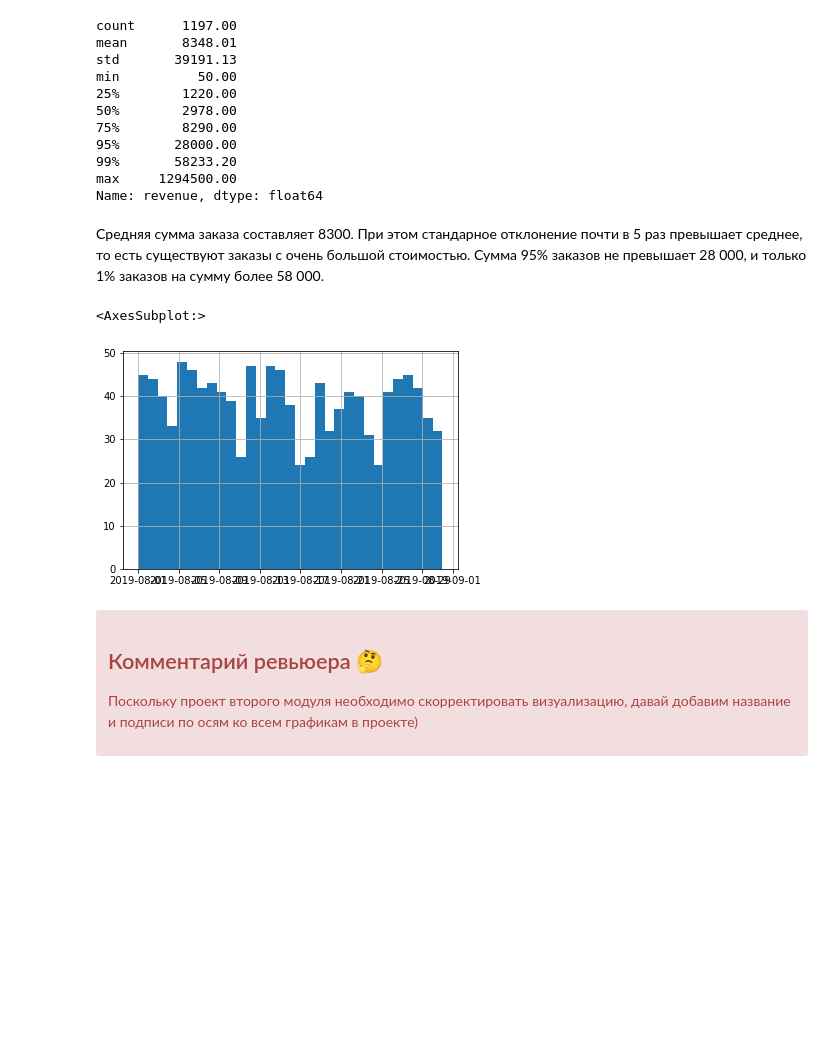
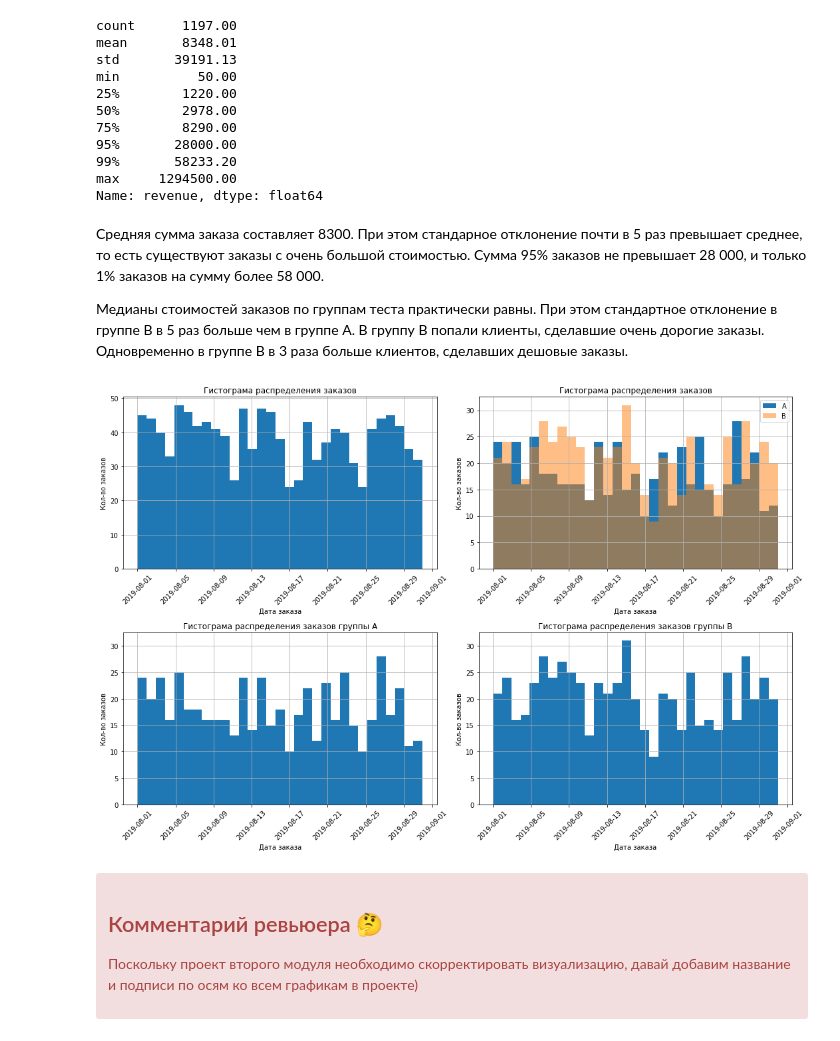
Before and after one commit to zokham/Portfolio, a Jupyter notebook: AB_test_YP/zokham_AB_test_YP.ipynb, the cells around one changed output. Drawn from its saved outputs; the diff is of its cells as text; code cells hidden in the pictures; blank space fills up the shorter version.

```diff
--- a/AB_test_YP/zokham_AB_test_YP.ipynb
+++ b/AB_test_YP/zokham_AB_test_YP.ipynb
@@ -412,11 +524,57 @@ max     1294500.00
 Name: revenue, dtype: float64
 # %% [markdown]
 Средняя сумма заказа составляет 8300. При этом стандарное отклонение почти в 5 раз превышает среднее, то есть существуют заказы с очень большой стоимостью. Сумма 95% заказов не превышает 28 000, и только 1% заказов на сумму более 58 000.
+
+Медианы стоимостей заказов по группам теста практически равны. При этом стандартное отклонение в группе В в 5 раз больше чем в группе А. В группу В попали клиенты, сделавшие очень дорогие заказы. Одновременно в группе В в 3 раза больше клиентов, сделавших дешовые заказы.
-# %%
-orders['date'].hist(bins=31)
-# %% [output]
-<AxesSubplot:>
-[figure, removed]
+# %%
+# задаём размер сетки для графиков
+plt.figure(figsize=(15, 10))
+
+# в таблице графиков — два столбца и две строки, четыре ячейки
+# в первой строим гисторгаму распределения
+ax1 = plt.subplot(2, 2, 1)
+orders['date'].hist(bins=31, ax=ax1)
+
+# подписываем ось ОХ и наименование графика
+plt.title(f'Гистограма распределения заказов')
+plt.xlabel('Дата заказа')
+plt.ylabel('Кол-во заказов')
+plt.xticks(rotation = 45)
+
+# во второй ячейке строим гистограммы для групп А и В
+ax2 = plt.subplot(2, 2, 2)
+orders.query('group == "A"')['date'].hist(bins=31, alpha=1, ax=ax2)
+orders.query('group == "B"')['date'].hist(bins=31, alpha=0.5, ax=ax2)
+
+plt.title(f'Гистограма распределения заказов')
+plt.xlabel('Дата заказа')
+plt.ylabel('Кол-во заказов')
+plt.legend(['A','B'])
+plt.xticks(rotation = 45)
+
+# в третьей ячейке строим гистограмму для группы А
+ax3 = plt.subplot(2, 2, 3)
+orders.query('group == "A"')['date'].hist(bins=31, ax=ax3)
+
+plt.title(f'Гистограма распределения заказов группы А')
+plt.xlabel('Дата заказа')
+plt.ylabel('Кол-во заказов')
+plt.xticks(rotation = 45)
+
+# в четвертой ячейке строим гистограмму для группы B
+ax4 = plt.subplot(2, 2, 4, sharey=ax3)
+orders.query('group == "B"')['date'].hist(bins=31, ax=ax4)
+
+plt.title(f'Гистограма распределения заказов группы В')
+plt.xlabel('Дата заказа')
+plt.ylabel('Кол-во заказов')
+plt.xticks(rotation = 45)
+
+plt.grid(True)
+plt.tight_layout()
+plt.show()
+# %% [output]
+[figure, added]
 # %% [markdown]
 <div class="alert alert-block alert-danger">
 <h2> Комментарий ревьюера 🤔<a class="tocSkip"></h2>
```
Also changed, not shown: parts of 35 cells of this notebook.
